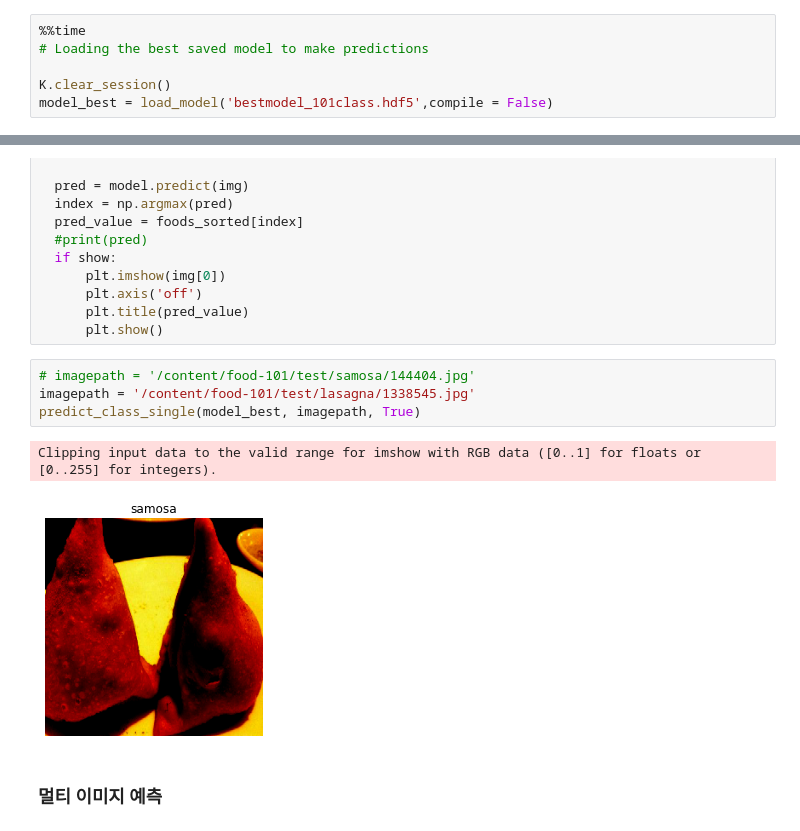
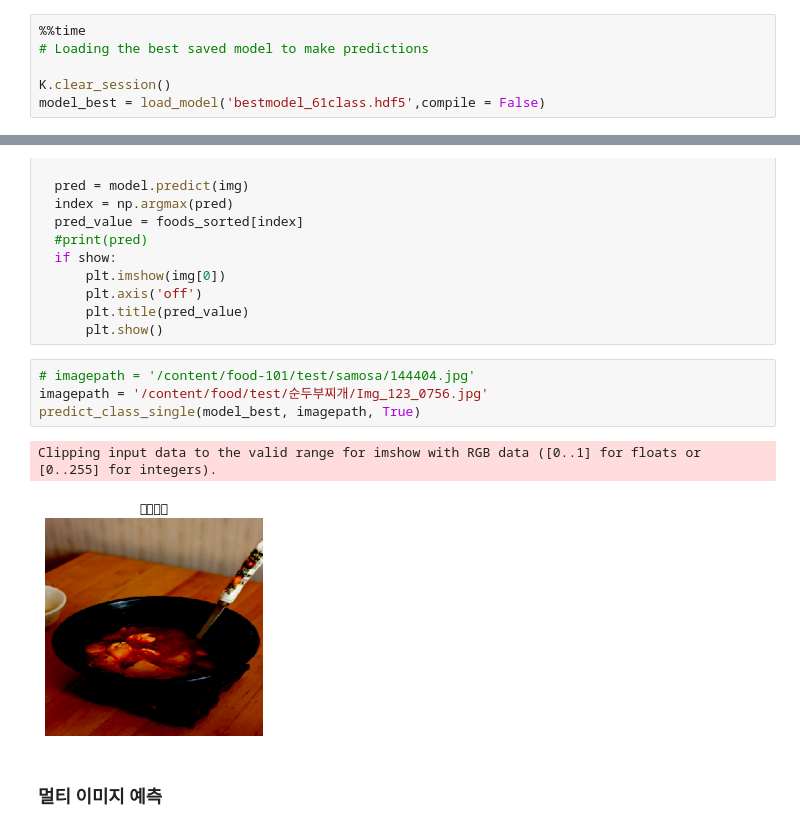
Before and after one commit to shcjsaud3613/predict_img_with_CNN, a Jupyter notebook: food_classifier_total.ipynb, the cells around one changed output, grey strips where cells are left out. Drawn from its saved outputs; the diff is of its cells as text.

```diff
--- a/food_classifier_total.ipynb
+++ b/food_classifier_total.ipynb
@@ -625,5 +627,5 @@ plot_loss(history,'FOOD101-Inceptionv3')
 # Loading the best saved model to make predictions
 
 K.clear_session()
-model_best = load_model('bestmodel_101class.hdf5',compile = False)
+model_best = load_model('bestmodel_61class.hdf5',compile = False)
 # %% [output]
@@ -649,11 +651,11 @@ def predict_class_single(model, img, show = True):
       plt.show()
 # %%
 # imagepath = '/content/food-101/test/samosa/144404.jpg'
-imagepath = '/content/food-101/test/lasagna/1338545.jpg'
+imagepath = '/content/food/test/순두부찌개/Img_123_0756.jpg'
 predict_class_single(model_best, imagepath, True)
 # %% [output]
 Clipping input data to the valid range for imshow with RGB data ([0..1] for floats or [0..255] for integers).
-[figure, old version]
+[figure, new version]
 # %% [markdown]
 ### 멀티 이미지 예측
 # %%
```
Also changed, not shown: parts of 7 cells of this notebook.
